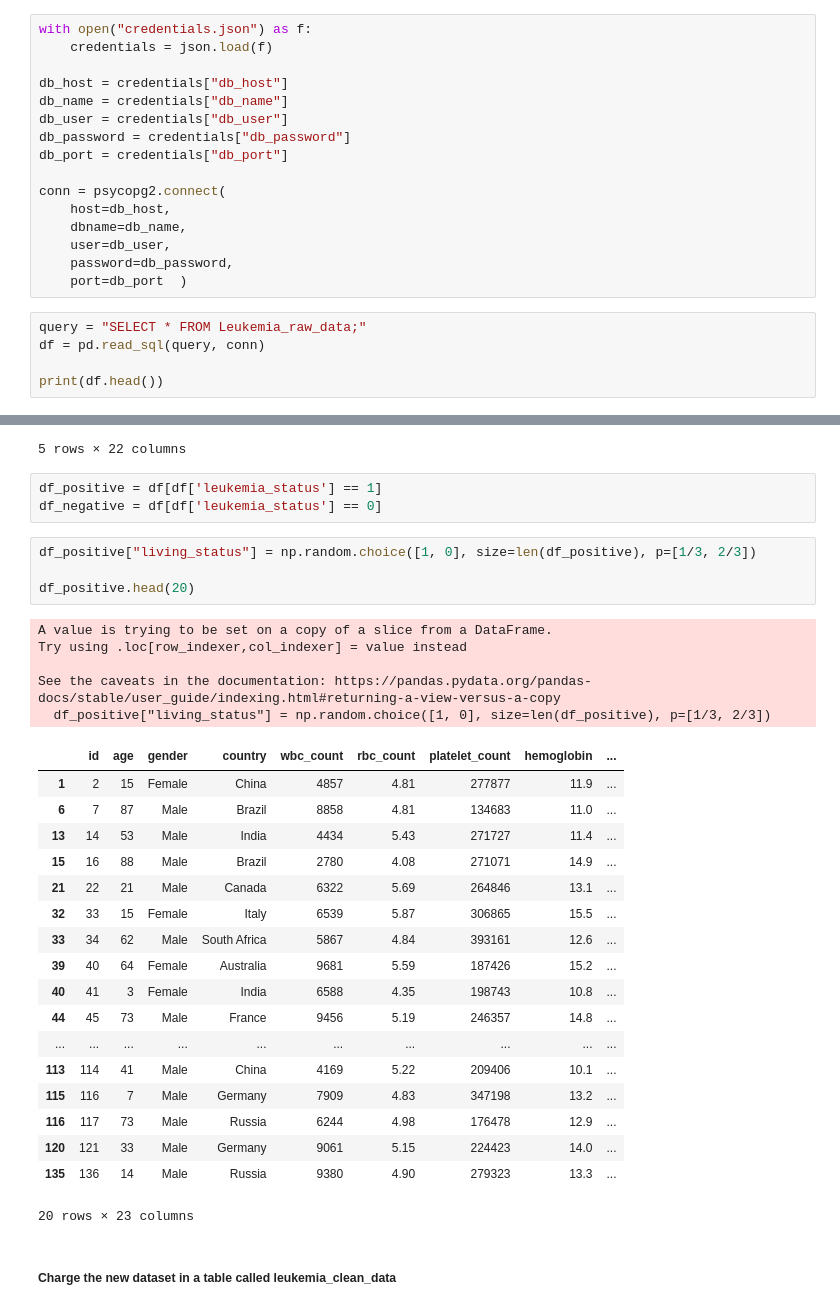
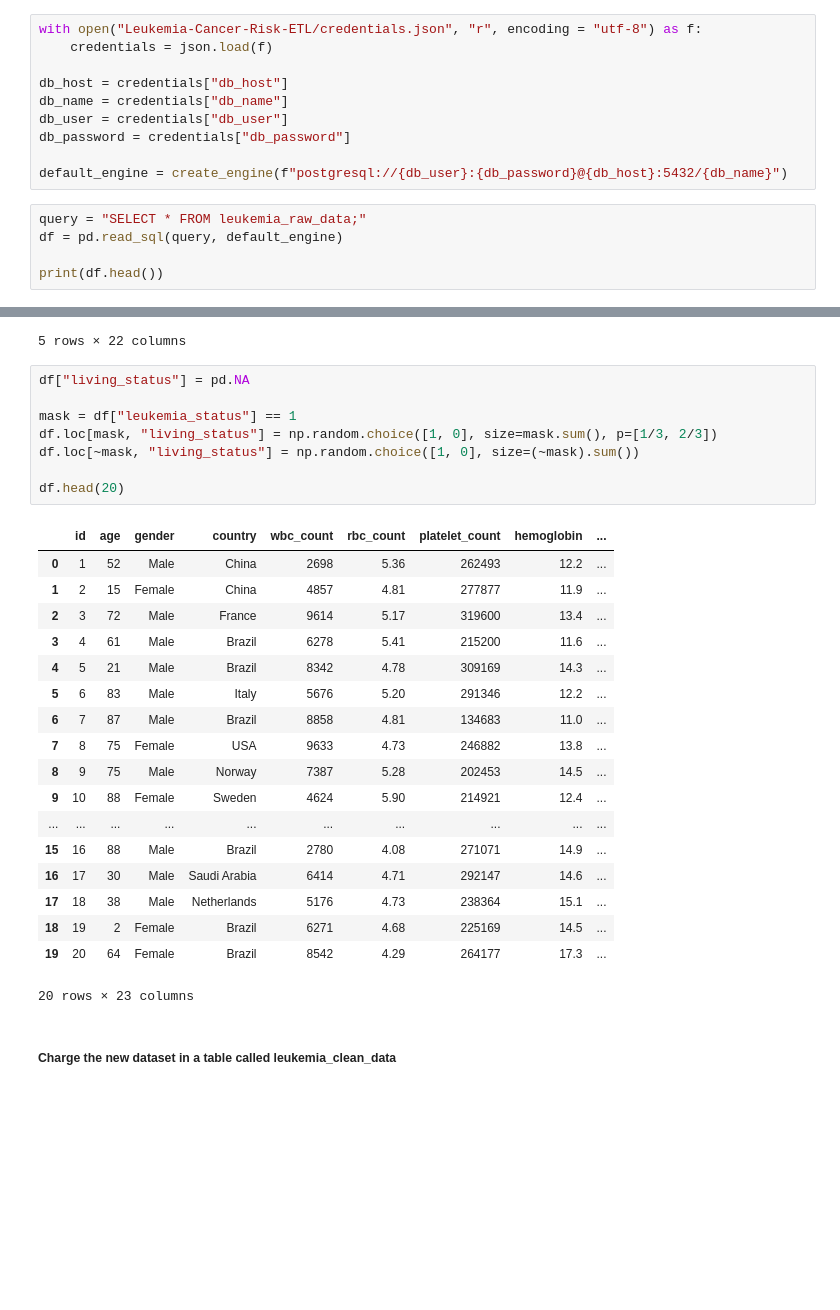
Before and after one commit to valentinabc19/Leukemia-Cancer-Risk-ETL, a Jupyter notebook: notebooks/002_EDA.ipynb, the cells around one changed output, grey strips where cells are left out. Saved outputs shown, nothing was run; the diff lists cells and outputs as text; blank space fills up the shorter version.

```diff
--- a/notebooks/002_EDA.ipynb
+++ b/notebooks/002_EDA.ipynb
@@ -24,22 +35,16 @@ First, we need to load the dataset from the database. Below is the code to conne
 # %%
-with open("credentials.json") as f:
+with open("Leukemia-Cancer-Risk-ETL/credentials.json", "r", encoding = "utf-8") as f:
     credentials = json.load(f)
 
 db_host = credentials["db_host"]
 db_name = credentials["db_name"]
 db_user = credentials["db_user"]
 db_password = credentials["db_password"]
-db_port = credentials["db_port"]
 
-conn = psycopg2.connect(
-    host=db_host,
-    dbname=db_name,
-    user=db_user,
-    password=db_password,
-    port=db_port  )
+default_engine = create_engine(f"postgresql://{db_user}:{db_password}@{db_host}:5432/{db_name}")
 # %%
-query = "SELECT * FROM Leukemia_raw_data;"
-df = pd.read_sql(query, conn)
+query = "SELECT * FROM leukemia_raw_data;"
+df = pd.read_sql(query, default_engine)
 
 print(df.head())
 # %% [output]
@@ -533,36 +539,32 @@ df.head()
 | 3 | 4 | 61 | Male | Brazil | 6278 | 5.41 | 215200 | 11.6 | ... |
 | 4 | 5 | 21 | Male | Brazil | 8342 | 4.78 | 309169 | 14.3 | ... |
 5 rows × 22 columns
-# %%
-df_positive = df[df['leukemia_status'] == 1]
-df_negative = df[df['leukemia_status'] == 0]
 # %%
-df_positive["living_status"] = np.random.choice([1, 0], size=len(df_positive), p=[1/3, 2/3])
+df["living_status"] = pd.NA
 
-df_positive.head(20)
+mask = df["leukemia_status"] == 1
+df.loc[mask, "living_status"] = np.random.choice([1, 0], size=mask.sum(), p=[1/3, 2/3])
+df.loc[~mask, "living_status"] = np.random.choice([1, 0], size=(~mask).sum())
+
+df.head(20)
 # %% [output]
+|  | id | age | gender | country | wbc_count | rbc_count | platelet_count | hemoglobin | ... |
+| 0 | 1 | 52 | Male | China | 2698 | 5.36 | 262493 | 12.2 | ... |
+| 1 | 2 | 15 | Female | China | 4857 | 4.81 | 277877 | 11.9 | ... |
+| 2 | 3 | 72 | Male | France | 9614 | 5.17 | 319600 | 13.4 | ... |
+| 3 | 4 | 61 | Male | Brazil | 6278 | 5.41 | 215200 | 11.6 | ... |
+| 4 | 5 | 21 | Male | Brazil | 8342 | 4.78 | 309169 | 14.3 | ... |
+| 5 | 6 | 83 | Male | Italy | 5676 | 5.20 | 291346 | 12.2 | ... |
+| 6 | 7 | 87 | Male | Brazil | 8858 | 4.81 | 134683 | 11.0 | ... |
+| 7 | 8 | 75 | Female | USA | 9633 | 4.73 | 246882 | 13.8 | ... |
+| 8 | 9 | 75 | Male | Norway | 7387 | 5.28 | 202453 | 14.5 | ... |
+| 9 | 10 | 88 | Female | Sweden | 4624 | 5.90 | 214921 | 12.4 | ... |
+| ... | ... | ... | ... | ... | ... | ... | ... | ... | ... |
+| 15 | 16 | 88 | Male | Brazil | 2780 | 4.08 | 271071 | 14.9 | ... |
+| 16 | 17 | 30 | Male | Saudi Arabia | 6414 | 4.71 | 292147 | 14.6 | ... |
+| 17 | 18 | 38 | Male | Netherlands | 5176 | 4.73 | 238364 | 15.1 | ... |
+| 18 | 19 | 2 | Female | Brazil | 6271 | 4.68 | 225169 | 14.5 | ... |
+| 19 | 20 | 64 | Female | Brazil | 8542 | 4.29 | 264177 | 17.3 | ... |
-A value is trying to be set on a copy of a slice from a DataFrame.
-Try using .loc[row_indexer,col_indexer] = value instead
-
-See the caveats in the documentation: https://pandas.pydata.org/pandas-docs/stable/user_guide/indexing.html#returning-a-view-versus-a-copy
-  df_positive["living_status"] = np.random.choice([1, 0], size=len(df_positive), p=[1/3, 2/3])
+20 rows × 23 columns
-|  | id | age | gender | country | wbc_count | rbc_count | platelet_count | hemoglobin | ... |
-| 1 | 2 | 15 | Female | China | 4857 | 4.81 | 277877 | 11.9 | ... |
-| 6 | 7 | 87 | Male | Brazil | 8858 | 4.81 | 134683 | 11.0 | ... |
-| 13 | 14 | 53 | Male | India | 4434 | 5.43 | 271727 | 11.4 | ... |
-| 15 | 16 | 88 | Male | Brazil | 2780 | 4.08 | 271071 | 14.9 | ... |
-| 21 | 22 | 21 | Male | Canada | 6322 | 5.69 | 264846 | 13.1 | ... |
-| 32 | 33 | 15 | Female | Italy | 6539 | 5.87 | 306865 | 15.5 | ... |
-| 33 | 34 | 62 | Male | South Africa | 5867 | 4.84 | 393161 | 12.6 | ... |
-| 39 | 40 | 64 | Female | Australia | 9681 | 5.59 | 187426 | 15.2 | ... |
-| 40 | 41 | 3 | Female | India | 6588 | 4.35 | 198743 | 10.8 | ... |
-| 44 | 45 | 73 | Male | France | 9456 | 5.19 | 246357 | 14.8 | ... |
-| ... | ... | ... | ... | ... | ... | ... | ... | ... | ... |
-| 113 | 114 | 41 | Male | China | 4169 | 5.22 | 209406 | 10.1 | ... |
-| 115 | 116 | 7 | Male | Germany | 7909 | 4.83 | 347198 | 13.2 | ... |
-| 116 | 117 | 73 | Male | Russia | 6244 | 4.98 | 176478 | 12.9 | ... |
-| 120 | 121 | 33 | Male | Germany | 9061 | 5.15 | 224423 | 14.0 | ... |
-| 135 | 136 | 14 | Male | Russia | 9380 | 4.90 | 279323 | 13.3 | ... |
-20 rows × 23 columns
 # %% [markdown]
 ##### Charge the new dataset in a table called leukemia_clean_data
```
Also changed, not shown: parts of 12 cells of this notebook, 2 other files.
